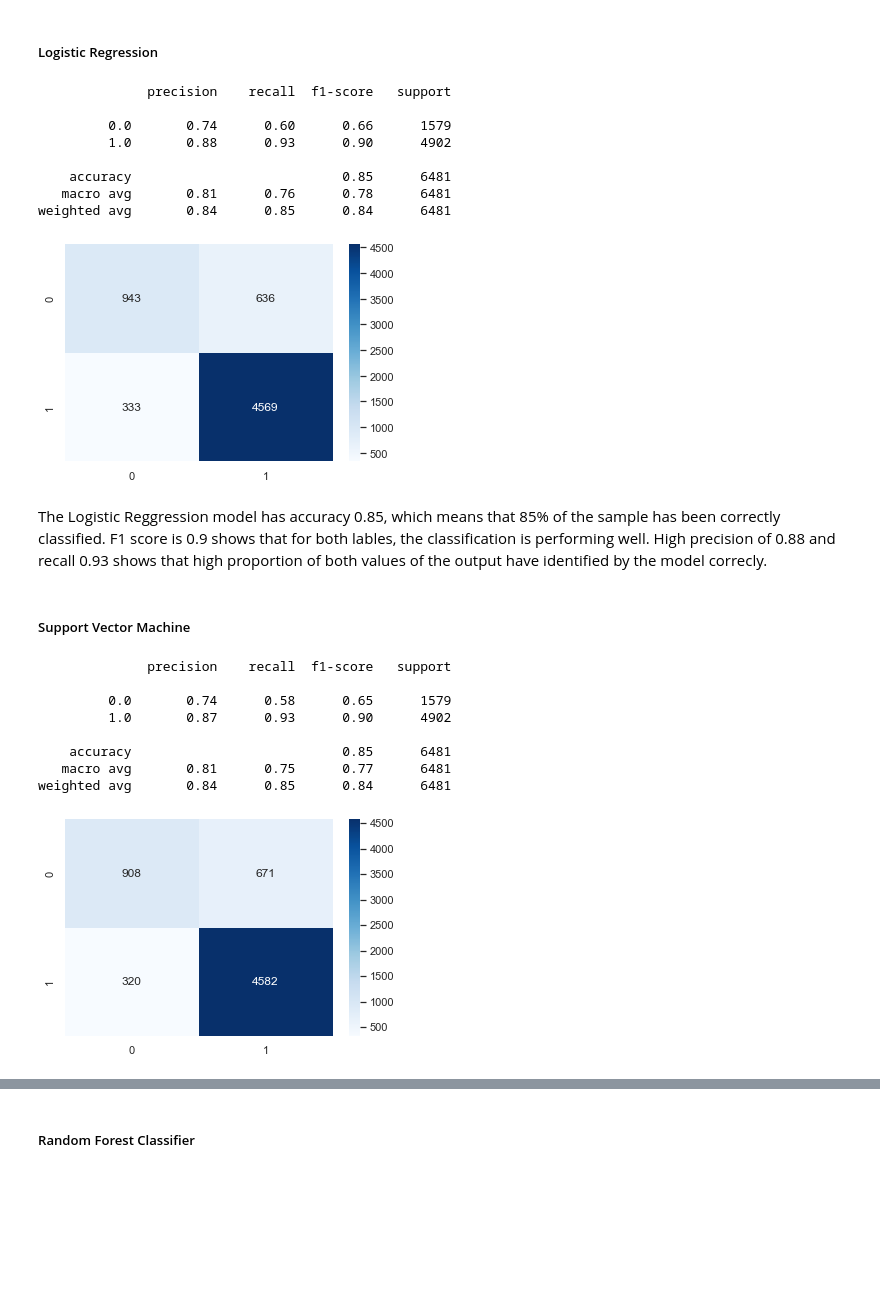
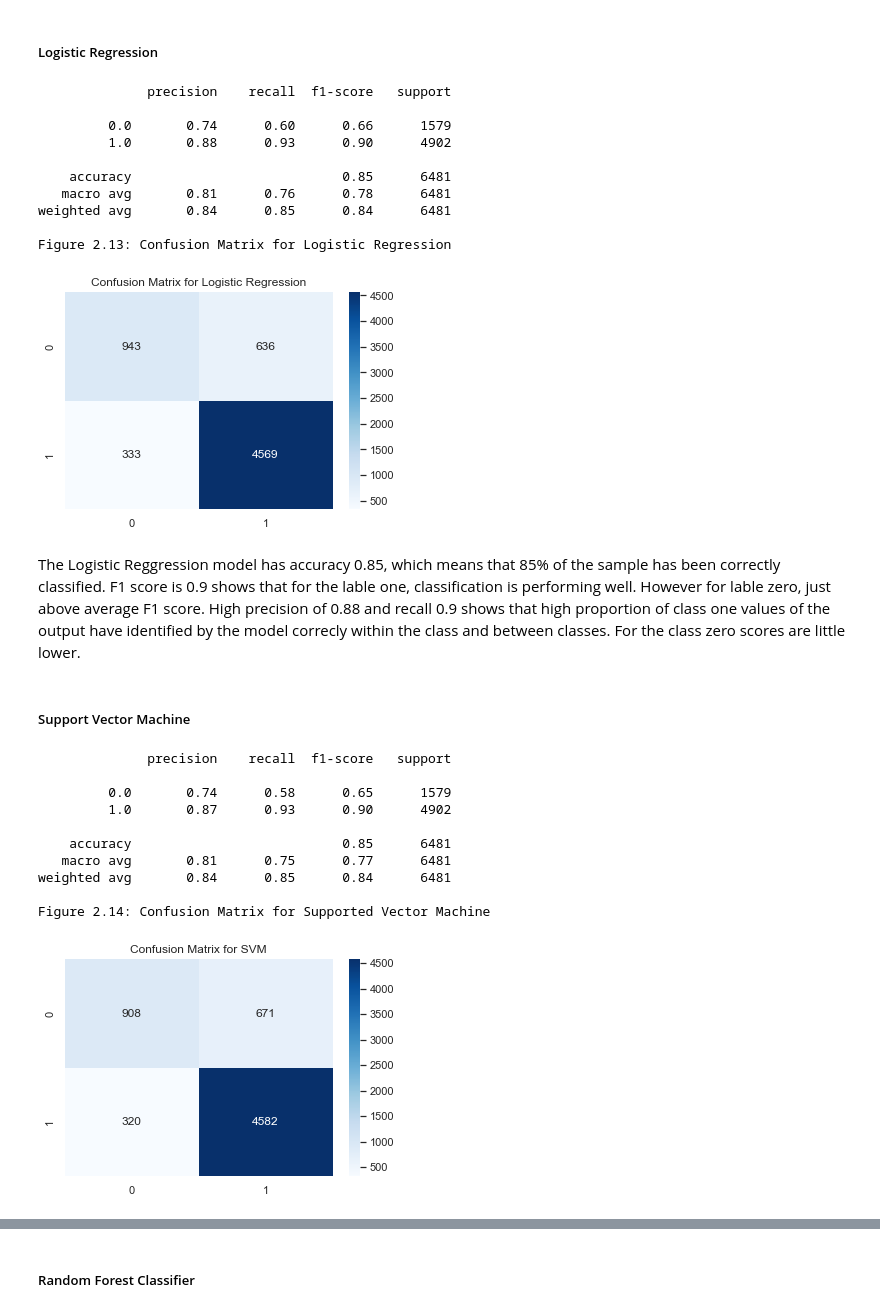
Before and after one commit to chanyadeshani/machine_learning, a Jupyter notebook: MachineLearningandOptimization_CT7205_4107143_ChanaySubasingha.ipynb, the cells around one changed output, grey strips where cells are left out. Cells and saved outputs as stored; diff of their text form; code cells hidden in the pictures; blank space fills up the shorter version.

```diff
--- a/MachineLearningandOptimization_CT7205_4107143_ChanaySubasingha.ipynb
+++ b/MachineLearningandOptimization_CT7205_4107143_ChanaySubasingha.ipynb
@@ -995,15 +1045,15 @@ sns.heatmap(df2[['oc_Adm-clerical','oc_Armed-Forces', 'oc_Craft-repair', 'oc_Exe
 # %%
 # Separating dependent and independent variables
 x2 =df2.drop(columns=['income_nu','income'])
-y = df2.income_nu
+y2 = df2.income_nu
 
 # Scaling dependent variables using standard scaler
 ssc = StandardScaler()
 x2 = ssc.fit_transform(x2)
 # %%
 # Separate dataset to train and test sets with 80% to train and 20% to test
-x2_train, x2_test, y_train, y_test = train_test_split(
-    x2, y, test_size=0.2, random_state=3)
+x2_train, x2_test, y2_train, y2_test = train_test_split(
+    x2, y2, test_size=0.2, random_state=3)
 # %% [markdown]
 ### Machine Learning model to predict whether an individual is going to earn more than $50,000 annually
 There are four classification models, Logistic Regression, Support Vector Machine, Random Forest and Gaussian Naive Bayes and two Artificial Neural Network models
@@ -1013,33 +1063,39 @@ There are four classification models, Logistic Regression, Support Vector Machin
 ##### Logistic Regression
 # %%
 model_lr = LogisticRegression(random_state=0)
-model_lr.fit(x2_train, y_train)
+model_lr.fit(x2_train, y2_train)
 pred_lr = model_lr.predict(x2_test)
-matrix = confusion_matrix(y_test, pred_lr)
+matrix = confusion_matrix(y2_test, pred_lr)
 sns.heatmap(matrix, annot=True,fmt='d',cmap="Blues");
-print(classification_report(y_test,pred_lr))
+print(classification_report(y2_test,pred_lr))
+plt.title('Confusion Matrix for Logistic Regression')
+print('Figure 2.13: Confusion Matrix for Logistic Regression')
 # %% [output]
               precision    recall  f1-score   support
 
          0.0       0.74      0.60      0.66      1579
          1.0       0.88      0.93      0.90      4902
 
     accuracy                           0.85      6481
    macro avg       0.81      0.76      0.78      6481
 weighted avg       0.84      0.85      0.84      6481
+
+Figure 2.13: Confusion Matrix for Logistic Regression
-[figure, old version]
+[figure, new version]
 # %% [markdown]
 The Logistic Reggression model has accuracy 0.85, which means that 85% of the sample has been correctly classified.
-F1 score is 0.9 shows that for both lables, the classification is performing well. High precision of 0.88 and recall 0.93 shows that high proportion of both values of the output have identified by the model correcly.
+F1 score is 0.9 shows that for the lable one, classification is performing well. However for lable zero, just above average F1 score. High precision of 0.88 and recall 0.9 shows that high proportion of class one values of the output have identified by the model correcly within the class and between classes. For the class zero scores are little lower.
 # %% [markdown]
 ##### Support Vector Machine
 # %%
 model_svm = svm.SVC(kernel='poly')
-model_svm.fit(x2_train, y_train)
+model_svm.fit(x2_train, y2_train)
 pred_svm = model_svm.predict(x2_test)
-matrix = confusion_matrix(y_test, pred_svm)
+matrix = confusion_matrix(y2_test, pred_svm)
 sns.heatmap(matrix, annot=True,fmt='d',cmap="Blues");
-print(classification_report(y_test,pred_svm))
+print(classification_report(y2_test,pred_svm))
+plt.title('Confusion Matrix for SVM')
+print('Figure 2.14: Confusion Matrix for Supported Vector Machine')
 # %% [output]
               precision    recall  f1-score   support
 
@@ -1049,5 +1105,7 @@ print(classification_report(y_test,pred_svm))
     accuracy                           0.85      6481
    macro avg       0.81      0.75      0.77      6481
 weighted avg       0.84      0.85      0.84      6481
+
+Figure 2.14: Confusion Matrix for Supported Vector Machine
-[figure, old version]
+[figure, new version]
 # %% [markdown]
```
Also changed, not shown: parts of 70 cells of this notebook.
